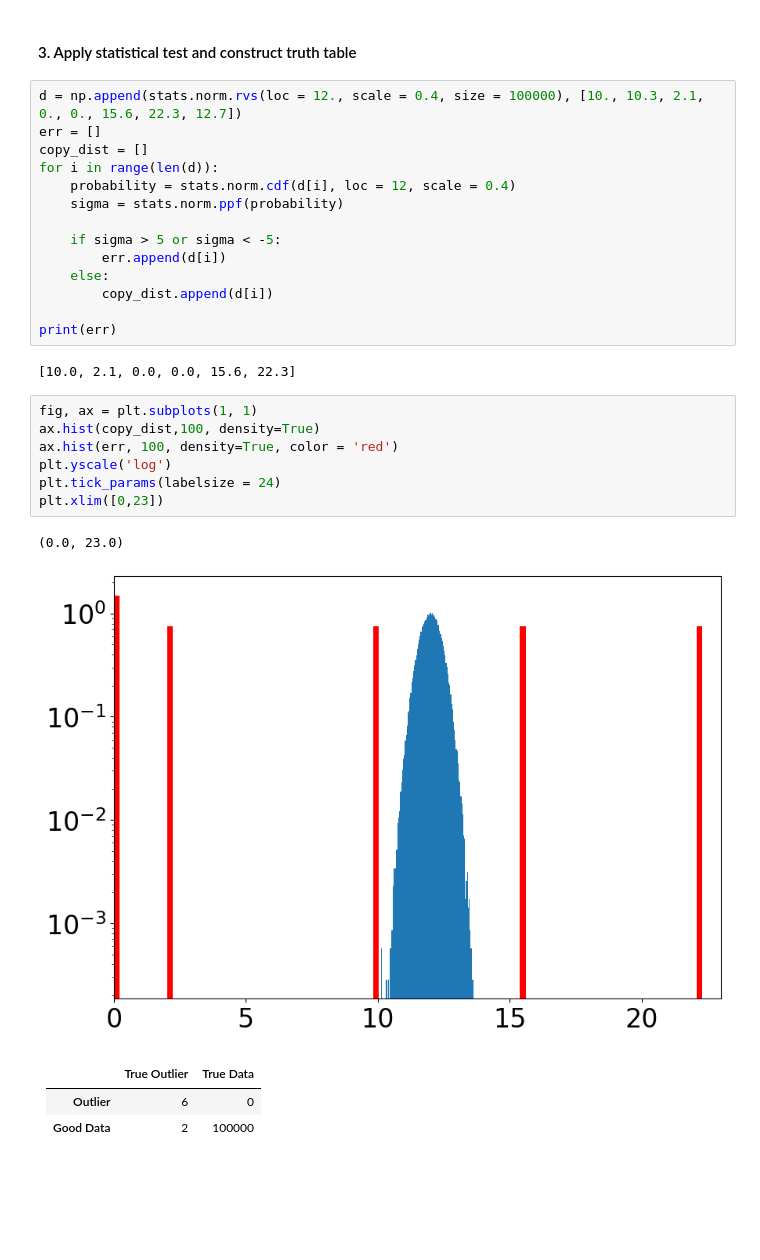
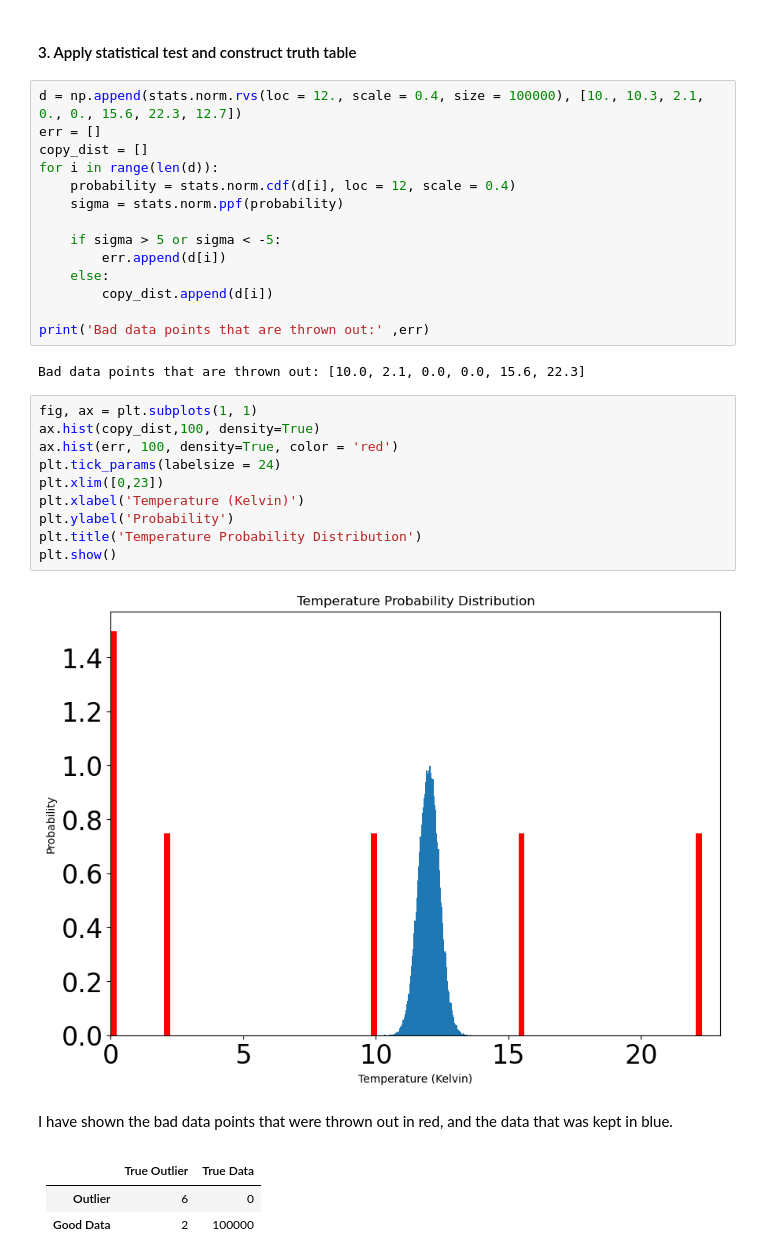
Before and after one commit to ciaramw0/phys434, a Jupyter notebook: Lab_3.ipynb, the cells around one changed output. Cells and saved outputs as stored; diff of their text form; blank space fills up the shorter version.

```diff
--- a/Lab_3.ipynb
+++ b/Lab_3.ipynb
@@ -88,19 +88,23 @@ for i in range(len(d)):
     else:
         copy_dist.append(d[i])
 
-print(err)
+print('Bad data points that are thrown out:' ,err)
 # %% [output]
-[10.0, 2.1, 0.0, 0.0, 15.6, 22.3]
+Bad data points that are thrown out: [10.0, 2.1, 0.0, 0.0, 15.6, 22.3]
 # %%
 fig, ax = plt.subplots(1, 1)
 ax.hist(copy_dist,100, density=True)
 ax.hist(err, 100, density=True, color = 'red')
-plt.yscale('log')
 plt.tick_params(labelsize = 24)
 plt.xlim([0,23])
+plt.xlabel('Temperature (Kelvin)')
+plt.ylabel('Probability')
+plt.title('Temperature Probability Distribution')
+plt.show()
 # %% [output]
-(0.0, 23.0)
-[figure, old version]
+[figure, new version]
+# %% [markdown]
+I have shown the bad data points that were thrown out in red, and the data that was kept in blue.
 # %% [markdown]
 <table>
   <thead>
```
Also changed, not shown: parts of 6 cells of this notebook.
